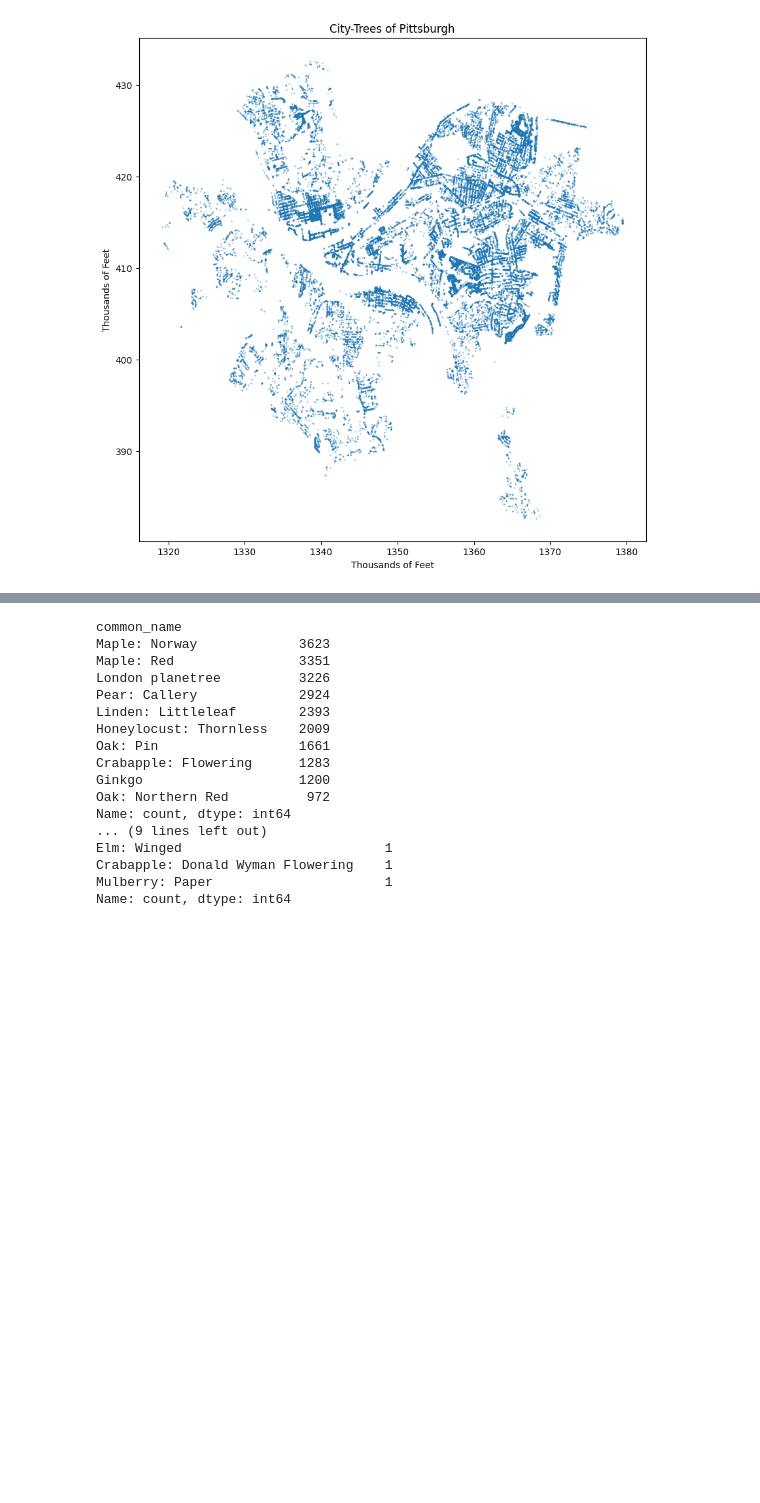
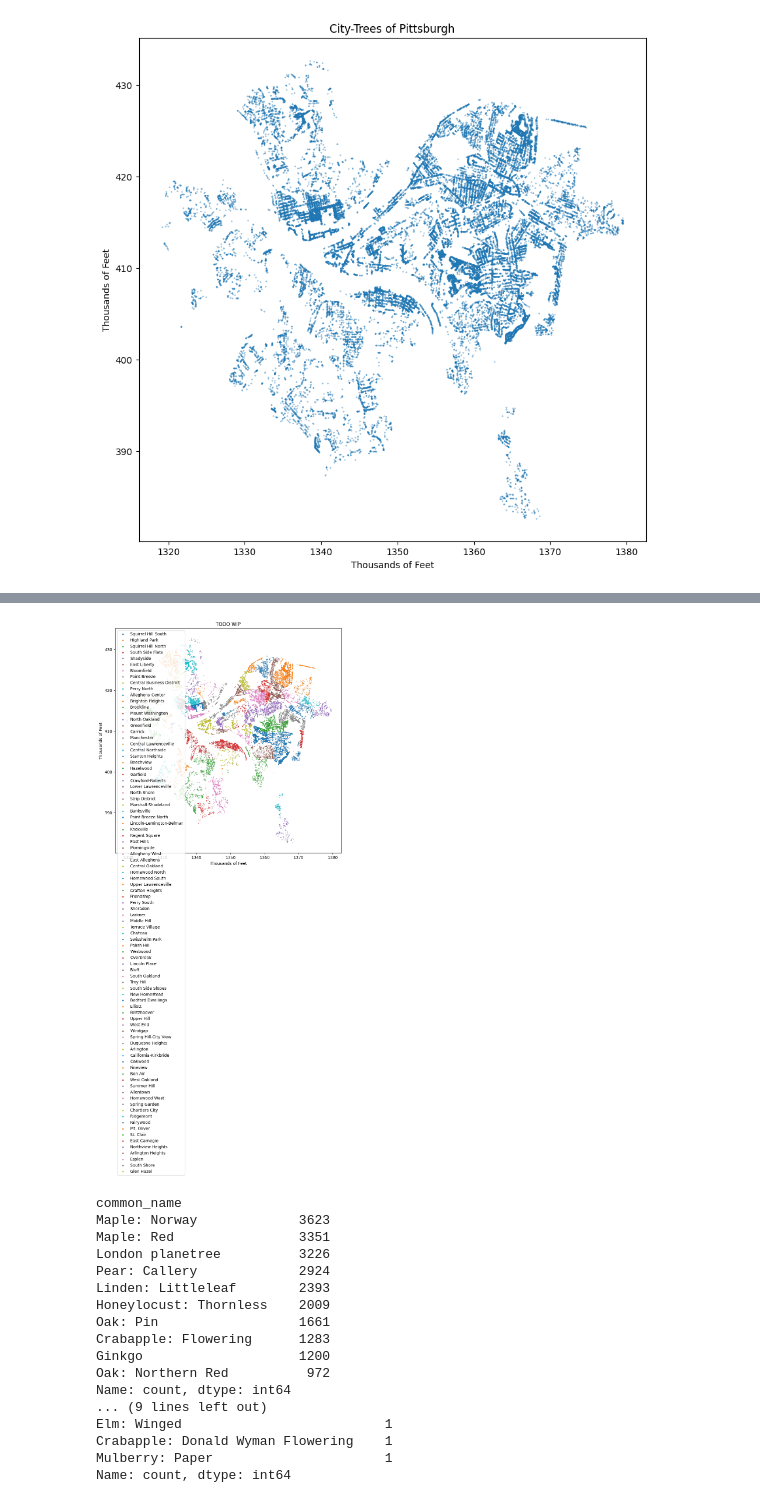
Before and after one commit to fractalate/data-trees-pittsburgh, a Jupyter notebook: WPRDC City Trees.ipynb, the cells around one changed output, grey strips where cells are left out. Cells and saved outputs as stored; diff of their text form; code cells hidden in the pictures; blank space fills up the shorter version.

```diff
--- a/WPRDC City Trees.ipynb
+++ b/WPRDC City Trees.ipynb
@@ -122,3 +207,24 @@ plt.show()
+# %%
+# TODO - WORK IN PROGRESS, WANT TO SHOW DOWNTOWN NEIGHBORHOODS ONLY
+top_neighborhoods = df_trees["neighborhood"].value_counts()
+top_neighborhoods = list(top_neighborhoods.keys())
+
+dfs_top_neighborhoods = []
+labels = []
+for neighborhood in top_neighborhoods:
+    dfs_top_neighborhoods.append(
+        df_trees[df_trees["neighborhood"] == neighborhood]
+    )
+    labels.append(neighborhood)
+
+plot_maps(
+    dfs_top_neighborhoods,
+    labels,
+    df_bg=df_trees,
+    title="TODO WIP",
+)
+# %% [output]
+[figure, added]
 # %%
 common_trees = df_trees["common_name"].value_counts()
 
```
Also changed, not shown: parts of 6 cells of this notebook.
